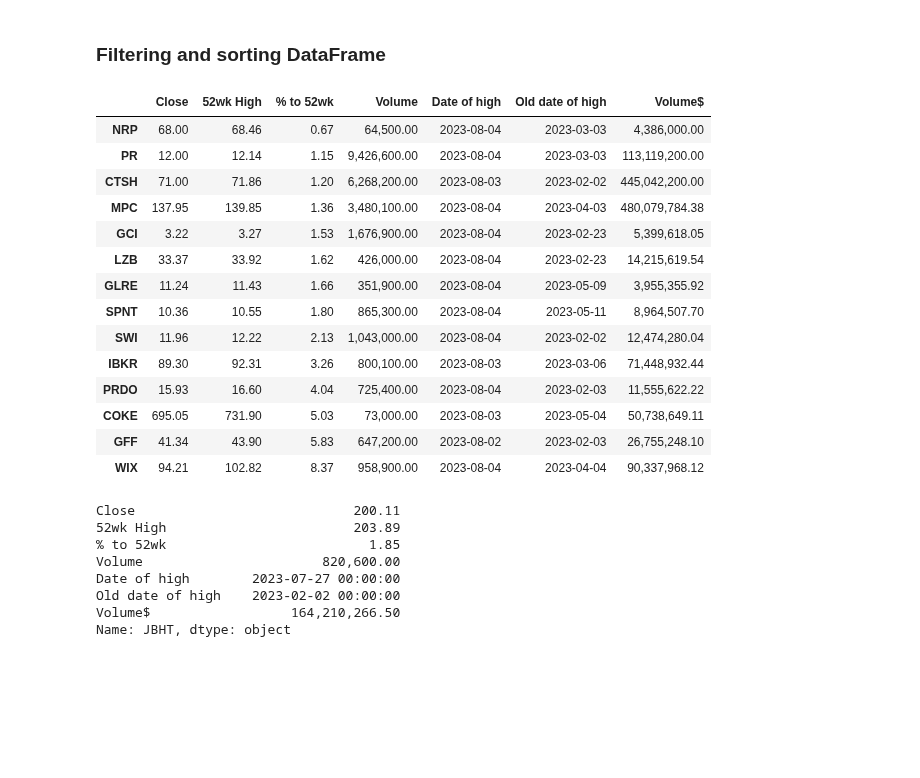
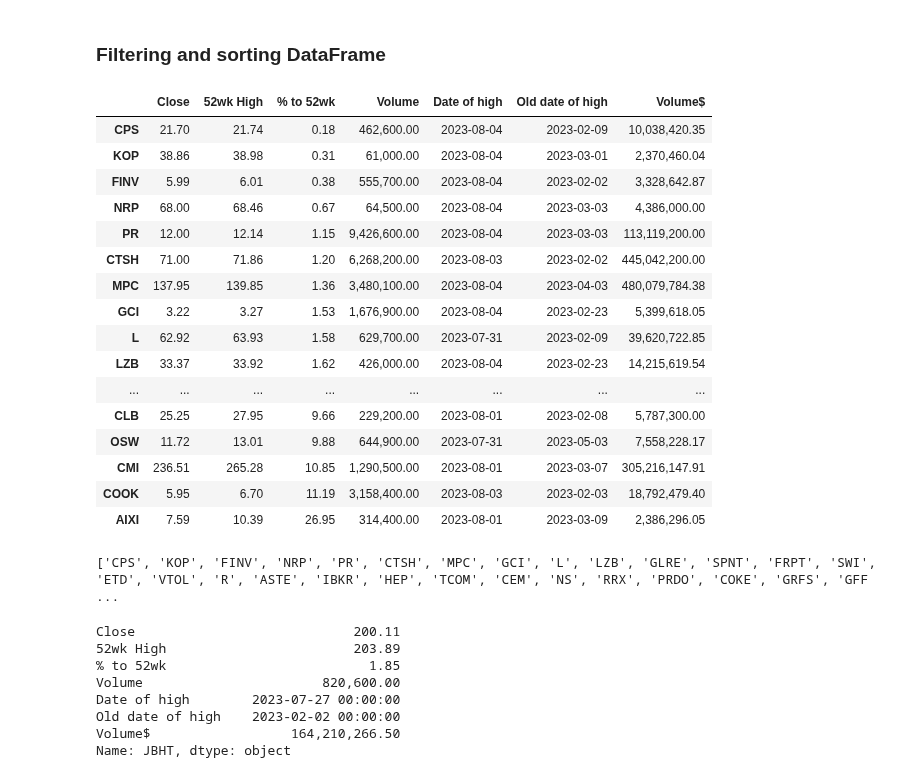
Before and after one commit to Idanq1/Stocks-Strategies, a Jupyter notebook: Scanners/Screener8 52 high.ipynb, the cells around one changed output. Cells and saved outputs as stored; diff of their text form; code cells hidden in the pictures; blank space fills up the shorter version.

Commit message:
Fixed days old high

```diff
--- a/Scanners/Screener8 52 high.ipynb
+++ b/Scanners/Screener8 52 high.ipynb
@@ -210,23 +214,18 @@ def add_to_tv(df):
 # %% [markdown]
 ### First DataFrame that contains necessary information
 # %%
-def parse_df(df):
-
-    old_high = 2  # How many days ago it broke high (x or less)
+def parse_df(df, old_high=2):
+    # old_high- How many days ago it broke high (x or less)
 
     high = df['High'].max()  # 52 wk high
     close = df['Close'].iloc[-1]  # Close of last candle
     pct_to_52 = ((high - close) / high) * 100  # Percent change to 52wk high
     volume = df["Volume"].iloc[-1]  # Volume of last candle
-    old_doh = df['High'][:-3].idxmax()  # 52wk high before 2 days
+    old_doh = df['High'][:-old_high].idxmax()  # 52wk high before 2 days
     doh = df['High'].idxmax()  # 52wk high today
     new_df = pd.DataFrame({'Close': close, '52wk High': high, "% to 52wk": pct_to_52, "Volume": volume, "Date of high": doh, "Old date of high": old_doh, "Volume$": volume * close})
 
     return new_df
-# %%
-df = parse_df(data)
-cop = df.copy()
-# df
 # %% [markdown]
 ### Filtering and sorting DataFrame
 # %%
@@ -245,25 +244,33 @@ def filter_sort_df(df):
 
     return df.sort_values(by='% to 52wk', ascending=True)
 # %%
+full_df = parse_df(data, 5)
+cop = full_df.copy()
+
 df = filter_sort_df(cop)
 df
-# add_to_tv(df)
 # %% [output]
 |  | Close | 52wk High | % to 52wk | Volume | Date of high | Old date of high | Volume$ |
+| CPS | 21.70 | 21.74 | 0.18 | 462,600.00 | 2023-08-04 | 2023-02-09 | 10,038,420.35 |
+| KOP | 38.86 | 38.98 | 0.31 | 61,000.00 | 2023-08-04 | 2023-03-01 | 2,370,460.04 |
+| FINV | 5.99 | 6.01 | 0.38 | 555,700.00 | 2023-08-04 | 2023-02-02 | 3,328,642.87 |
 | NRP | 68.00 | 68.46 | 0.67 | 64,500.00 | 2023-08-04 | 2023-03-03 | 4,386,000.00 |
 | PR | 12.00 | 12.14 | 1.15 | 9,426,600.00 | 2023-08-04 | 2023-03-03 | 113,119,200.00 |
 | CTSH | 71.00 | 71.86 | 1.20 | 6,268,200.00 | 2023-08-03 | 2023-02-02 | 445,042,200.00 |
 | MPC | 137.95 | 139.85 | 1.36 | 3,480,100.00 | 2023-08-04 | 2023-04-03 | 480,079,784.38 |
 | GCI | 3.22 | 3.27 | 1.53 | 1,676,900.00 | 2023-08-04 | 2023-02-23 | 5,399,618.05 |
+| L | 62.92 | 63.93 | 1.58 | 629,700.00 | 2023-07-31 | 2023-02-09 | 39,620,722.85 |
 | LZB | 33.37 | 33.92 | 1.62 | 426,000.00 | 2023-08-04 | 2023-02-23 | 14,215,619.54 |
-| GLRE | 11.24 | 11.43 | 1.66 | 351,900.00 | 2023-08-04 | 2023-05-09 | 3,955,355.92 |
-| SPNT | 10.36 | 10.55 | 1.80 | 865,300.00 | 2023-08-04 | 2023-05-11 | 8,964,507.70 |
-| SWI | 11.96 | 12.22 | 2.13 | 1,043,000.00 | 2023-08-04 | 2023-02-02 | 12,474,280.04 |
-| IBKR | 89.30 | 92.31 | 3.26 | 800,100.00 | 2023-08-03 | 2023-03-06 | 71,448,932.44 |
-| PRDO | 15.93 | 16.60 | 4.04 | 725,400.00 | 2023-08-04 | 2023-02-03 | 11,555,622.22 |
-| COKE | 695.05 | 731.90 | 5.03 | 73,000.00 | 2023-08-03 | 2023-05-04 | 50,738,649.11 |
-| GFF | 41.34 | 43.90 | 5.83 | 647,200.00 | 2023-08-02 | 2023-02-03 | 26,755,248.10 |
-| WIX | 94.21 | 102.82 | 8.37 | 958,900.00 | 2023-08-04 | 2023-04-04 | 90,337,968.12 |
+| ... | ... | ... | ... | ... | ... | ... | ... |
+| CLB | 25.25 | 27.95 | 9.66 | 229,200.00 | 2023-08-01 | 2023-02-08 | 5,787,300.00 |
+| OSW | 11.72 | 13.01 | 9.88 | 644,900.00 | 2023-07-31 | 2023-05-03 | 7,558,228.17 |
+| CMI | 236.51 | 265.28 | 10.85 | 1,290,500.00 | 2023-08-01 | 2023-03-07 | 305,216,147.91 |
+| COOK | 5.95 | 6.70 | 11.19 | 3,158,400.00 | 2023-08-03 | 2023-02-03 | 18,792,479.40 |
+| AIXI | 7.59 | 10.39 | 26.95 | 314,400.00 | 2023-08-01 | 2023-03-09 | 2,386,296.05 |
+# %%
+add_to_tv(df)
+# %% [output]
+['CPS', 'KOP', 'FINV', 'NRP', 'PR', 'CTSH', 'MPC', 'GCI', 'L', 'LZB', 'GLRE', 'SPNT', 'FRPT', 'SWI', 'ETD', 'VTOL', 'R', 'ASTE', 'IBKR', 'HEP', 'TCOM', 'CEM', 'NS', 'RRX', 'PRDO', 'COKE', 'GRFS', 'GFF ...
 # %%
 cop.loc["JBHT"]
 # %% [output]
```
Also changed, not shown: parts of 2 cells of this notebook.
